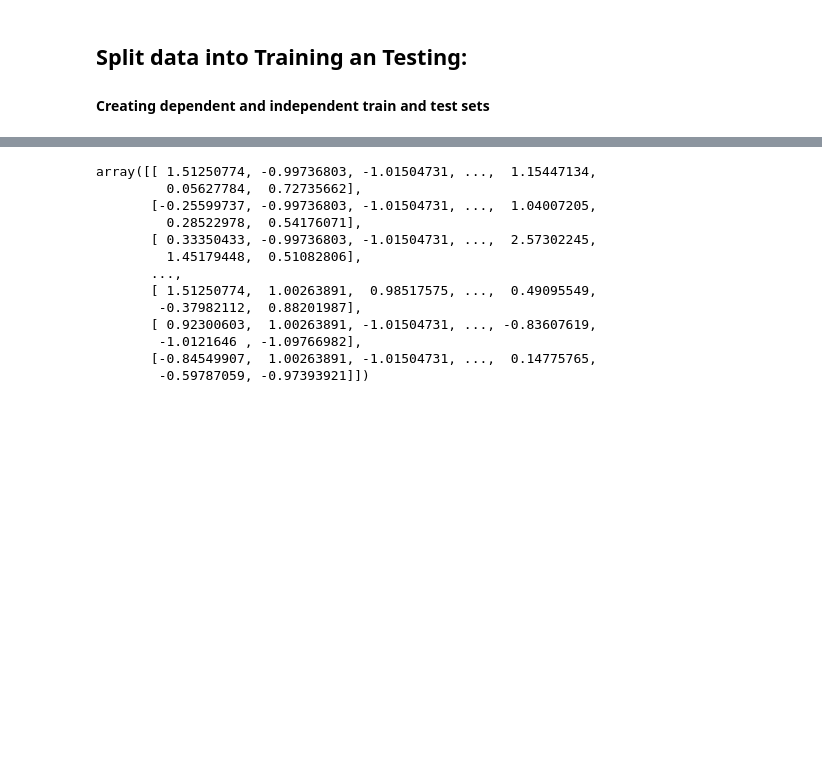
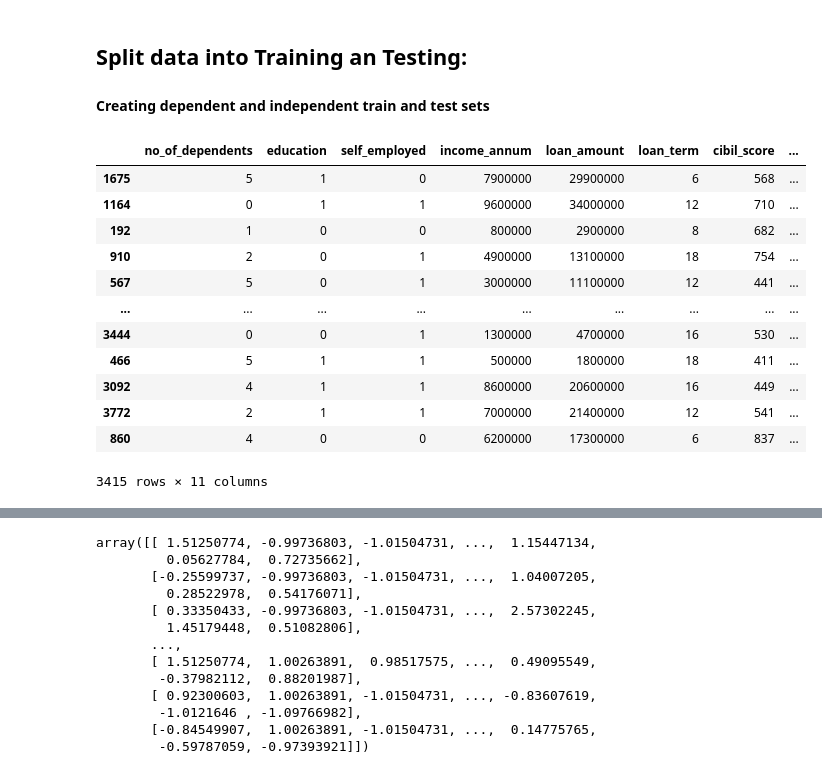
Before and after one commit to AnnaMrowca/LoanApprovalRandomForest, a Jupyter notebook: Loan_Approval_Random_Tree.ipynb, the cells around one changed output, grey strips where cells are left out. Cells and saved outputs as stored; diff of their text form; code cells hidden in the pictures; blank space fills up the shorter version.

```diff
--- a/Loan_Approval_Random_Tree.ipynb
+++ b/Loan_Approval_Random_Tree.ipynb
@@ -210,6 +214,22 @@ y = dataset['loan_status']
 ## Split data into Training an Testing:
 #### Creating dependent and independent train and test sets
 # %%
-x_train, x_test, y_train, y_test = train_test_split(X, y, test_size=0.2, random_state=42) #doczytać, zapewnia, że zawsze są te same liczby losowe wzięte do analizy.
+#setting random_state to integer give always the same set of values; if set to None or not given values will be randomnly shuffled every time
+x_train, x_test, y_train, y_test = train_test_split(X, y, test_size=0.2, random_state=42)
+x_train
+# %% [output]
+|  | no_of_dependents | education | self_employed | income_annum | loan_amount | loan_term | cibil_score | ... |
+| 1675 | 5 | 1 | 0 | 7900000 | 29900000 | 6 | 568 | ... |
+| 1164 | 0 | 1 | 1 | 9600000 | 34000000 | 12 | 710 | ... |
+| 192 | 1 | 0 | 0 | 800000 | 2900000 | 8 | 682 | ... |
+| 910 | 2 | 0 | 1 | 4900000 | 13100000 | 18 | 754 | ... |
+| 567 | 5 | 0 | 1 | 3000000 | 11100000 | 12 | 441 | ... |
+| ... | ... | ... | ... | ... | ... | ... | ... | ... |
+| 3444 | 0 | 0 | 1 | 1300000 | 4700000 | 16 | 530 | ... |
+| 466 | 5 | 1 | 1 | 500000 | 1800000 | 18 | 411 | ... |
+| 3092 | 4 | 1 | 1 | 8600000 | 20600000 | 16 | 449 | ... |
+| 3772 | 2 | 1 | 1 | 7000000 | 21400000 | 12 | 541 | ... |
+| 860 | 4 | 0 | 0 | 6200000 | 17300000 | 6 | 837 | ... |
+3415 rows × 11 columns
 # %% [markdown]
 ## Feature Scalling:
```
Also changed, not shown: parts of 23 cells of this notebook.
